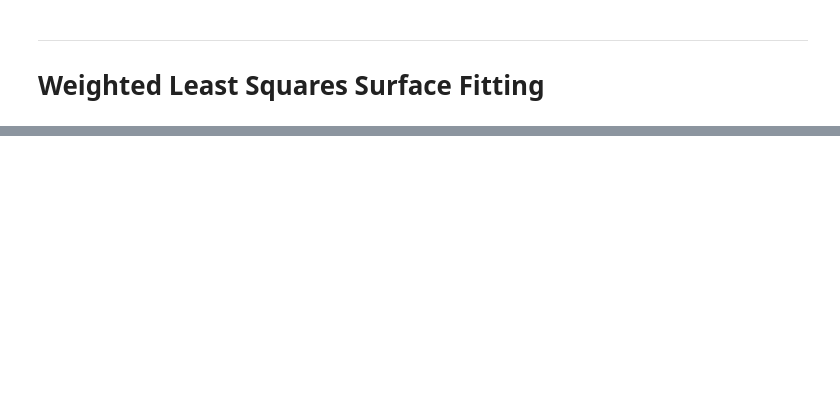
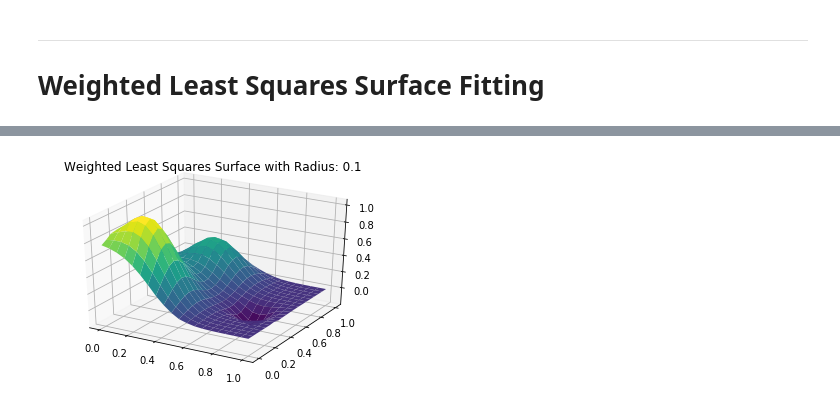
Before and after one commit to rndmbt/nonlinear-leastsquares, a Jupyter notebook: leastsquares.ipynb, the cells around one changed output, grey strips where cells are left out. Cells and saved outputs as stored; diff of their text form; code cells hidden in the pictures; blank space fills up the shorter version.

Commit message:
load off file with 1000 points

```diff
--- a/leastsquares.ipynb
+++ b/leastsquares.ipynb
@@ -108,8 +106,11 @@ def getInRadius(p,radius,PC): # specific gridpoint p and radius to search in and
             weights += [phi(d,radius)]
     return points, weights
 
-def makeGrid(startXY, endXY, numberOfCells, radius, pointCloud, plot = True):
-    s = np.linspace(startXY, endXY, numberOfCells)
+def makeGrid(numberOfCells, radius, pointCloud, plot = True):
+    pcx,pcy,pcz = zip(*pointCloud)
+    minX = np.min(pcx)
+    maxX = np.max(pcx)
+    s = np.linspace(minX, maxX, numberOfCells)
     gridpoints = [(i,j) for i in s for j in s]
     cx = [] # each gridpoints coefficients
     for p in gridpoints:
@@ -119,7 +120,7 @@ def makeGrid(startXY, endXY, numberOfCells, radius, pointCloud, plot = True):
         for i in range(len(points)):
             b = B(points[i][0],points[i][1])
             wbbt += BBT(b) * weights[i]
-            wf += b * f2[i] * weights[i]
+            wf += b * points[i][2] * weights[i]
 
         cx += [np.linalg.lstsq(wbbt,wf,rcond=None)[0]]
     #return [[gridpoints[i][0],gridpoints[i][1],fwls(gridpoints[i],cx[i])] for i in range(len(gridpoints))]
@@ -130,9 +131,8 @@ def makeGrid(startXY, endXY, numberOfCells, radius, pointCloud, plot = True):
         fig = plt.figure()
         ax = plt.axes(projection='3d')
         ax.plot_surface(xx, yy, zz,cmap='viridis', edgecolor='none')
-        pcx,pcy = zip(*pointCloud)
-        pcz = f2
-        ax.scatter(pcx,pcy,pcz, depthshade=False)
+        #ax.scatter(xx,yy,zz, depthshade=False)
+        #ax.scatter(pcx,pcy,pcz, depthshade=False)
         ax.set_title('Weighted Least Squares Surface with Radius: ' + str(radius))
         plt.show()
     return z
@@ -151,0 +167,4 @@ for r in n:
+# %%
+g = makeGrid(20,0.1,o,True)
+# %% [output]
+[figure, added]
```
Also changed, not shown: parts of 6 cells of this notebook, 1 other file.
